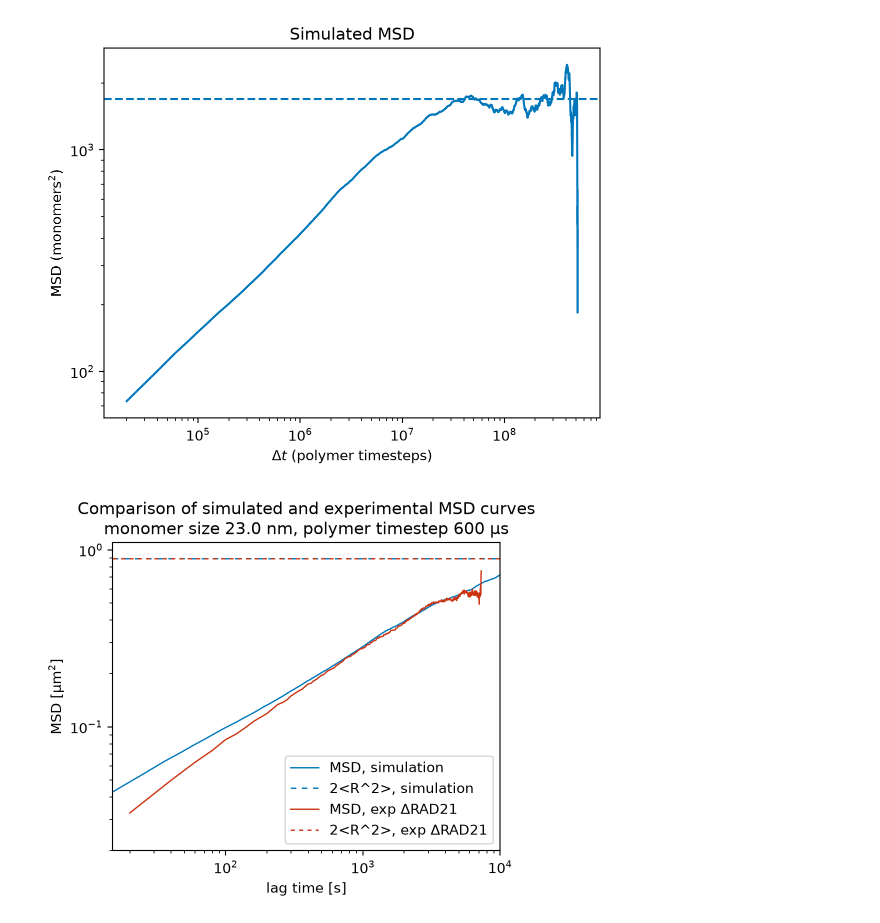
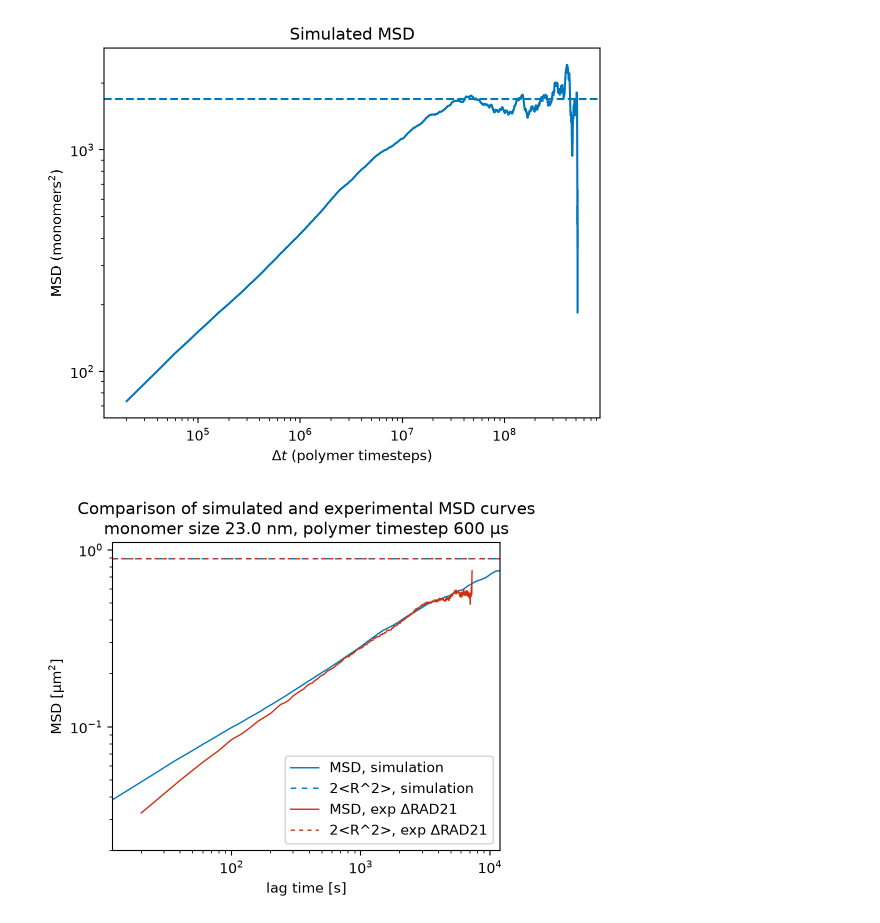
Before and after one commit to jjusuf2/polysim_bootcamp, a Jupyter notebook: tutorial/calibration.ipynb, the cells around one changed output. Saved outputs shown, nothing was run; the diff lists cells and outputs as text; code cells hidden in the pictures.

```diff
--- a/tutorial/calibration.ipynb
+++ b/tutorial/calibration.ipynb
@@ -13,7 +13,7 @@ def get_msd_plateau(dataset):
     return 2*np.nanmean(np.concatenate([np.sum(np.square(np.array(traj)), 1) for traj in dataset]))
 # %%
 # Load Fbn2 trajectories (Gabriele et al. 2022)
-file = '/mnt/md0/jjusuf/absloopquant/2022_Fbn2_full_data.h5'
+file = '/mnt/md1/jjusuf/polysim/2022_Fbn2_full_data.h5'
 data = nl.io.load.hdf5(file, 'data')
 dt = 20  # time between frames, in seconds
 
@@ -42,7 +42,7 @@ plt.show()
 [figure]
 # %%
 # Load simulation data for condition with no loop extrusion or sticky interactions
-sim_output_files = list_URIs('/mnt/md1/jjusuf/polysim/outputs/calibration3D/trajectory0007_npoly70000_nchr1_dens0.3_noLEF_dt40')
+sim_output_files = list_URIs('/mnt/md1/jjusuf/polysim/outputs/trajectory_noLEF_noEP_absquant_region_bootcamp_version')
 print(f'{len(sim_output_files)} saved blocks found')
 
 # Put in simulation parameters
@@ -51,14 +51,14 @@ chrom_size = 70000
 num_regions = chrom_size // region_size
 region_starts = np.arange(num_regions) * region_size  # indices at which each region starts
 
-pos1 = 35000
-pos2 = pos1 + 515  # separation = 515 kb
+pos1 = 35000       # this is more or less arbitrary; just don't want to be too close to the chain ends
+pos2 = pos1 + 515  # separation of Fbn2 loop anchors = 515 kb
 
 poly_steps_per_block = 40  # copy from simulation script
-saveevery = 500  # copy from simulation script
+saveevery = 500            # copy from simulation script
 timesteps_per_save_block = poly_steps_per_block * saveevery  # how many polymer timesteps per SAVE block
 
-# Calculate MSD
+# Load trajectories into a noctiluca TaggedSet
 blocks_to_sample = np.arange(10_000, len(sim_output_files))
 disp_vectors = np.zeros((len(blocks_to_sample), 3))
 for i in tqdm.tqdm(range(len(blocks_to_sample))):
@@ -68,6 +68,8 @@ for i in tqdm.tqdm(range(len(blocks_to_sample))):
     disp_vectors[i,:] = block_data[pos2] - block_data[pos1]
 traj_set = nl.TaggedSet()
 traj_set.add(nl.Trajectory(disp_vectors))
+
+# This may take a couple minutes to run
 # %% [output]
 36000 saved blocks found
 # %%
@@ -89,27 +91,27 @@ plt.show()
 # %% [output]
 [figure]
 # %%
-# fitting
+# Now overlay the two MSDs
 
 monomer_size_um = np.sqrt(msd_plateau_exp/msd_plateau_sim)  # µm
-sim_timestep_duration_s = 0.0006  # seconds
+sim_timestep_duration_s = 0.0006  # seconds  <-- play with this value to try to find the best fit
 
 x_sim_real_units = x_sim * sim_timestep_duration_s
 y_sim_real_units = y_sim * (monomer_size_um)**2
 msd_plateau_sim_real_units = msd_plateau_sim * (monomer_size_um)**2
 
 fig, ax = plt.subplots(figsize=(5,4))
 ax.plot(x_sim_real_units, y_sim_real_units, color='#0077bb', linewidth=1)
 ax.axhline(y=msd_plateau_sim_real_units, linestyle='--', color='#0077bb', linewidth=1, zorder=-1, dashes=[4,4]);
 ax.plot(x_exp, y_exp, color='#cc3311', linewidth=1)
 ax.axhline(y=msd_plateau_exp, linestyle='--', color='#cc3311', linewidth=1, zorder=-1, dashes=[3,3])
 ax.legend(['MSD, simulation','2<R^2>, simulation','MSD, exp ∆RAD21','2<R^2>, exp ∆RAD21'])
 ax.set_xlabel('lag time [s]');
 ax.set_ylabel('MSD [\u03BCm$^2$]')
 ax.set_title('Comparison of simulated and experimental MSD curves\n'+f'monomer size {monomer_size_um*1e3:.1f} nm, polymer timestep {sim_timestep_duration_s*1e6:.0f} \u03BCs');
 ax.set_xscale('log')
 ax.set_yscale('log')
-ax.set_xlim(15, 10000);
+ax.set_xlim(12, 12000);
 ax.set_ylim(0.02,1.1);
 # %% [output]
-[figure, old version]
+[figure, new version]
```
Also changed, not shown: 5 other files.
